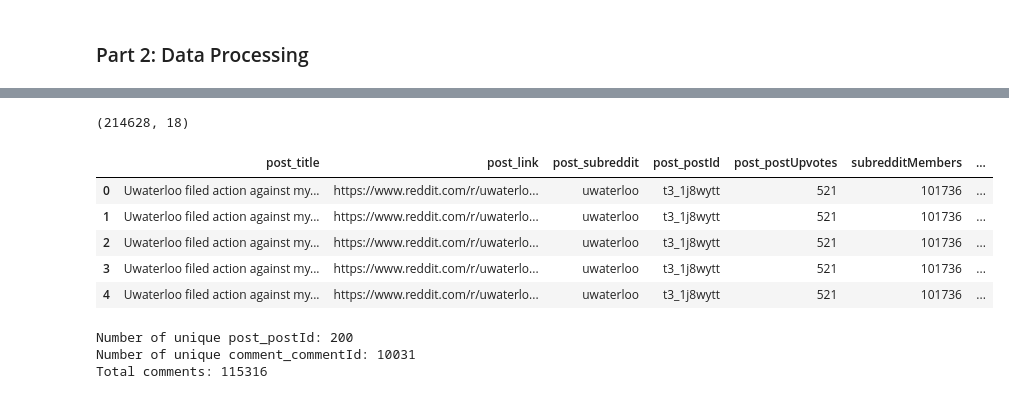
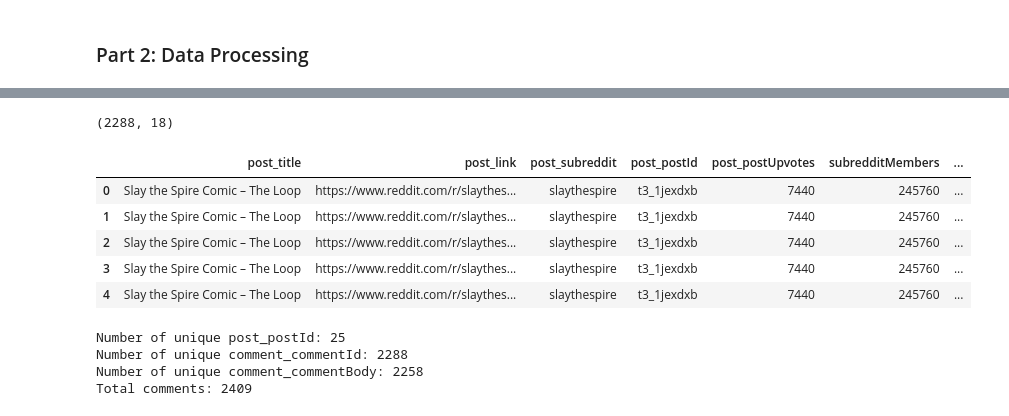
Before and after one commit to johnroo2/autogen-demo, a Jupyter notebook: src/actual-demos/subreddit_sentiment_analysis.ipynb, the cells around one changed output, grey strips where cells are left out. Cells and saved outputs as stored; diff of their text form; code cells hidden in the pictures.

```diff
--- a/src/actual-demos/subreddit_sentiment_analysis.ipynb
+++ b/src/actual-demos/subreddit_sentiment_analysis.ipynb
@@ -281,16 +281,17 @@ async def scrape_and_populate_subreddit(subreddit_id: str, sort: Union[Literal["
 
     return res
 # %%
-# currentDate = strftime("%Y-%m-%d")
-currentDate = "2025-04-04"
+from time import strftime
+
+currentDate = strftime("%Y-%m-%d")
 
 class SubredditQueryClient():
     def __init__(self, target: str, sort: str = "top"):
         self.id: str = target
         self.target: str = target
         self.sort: str = sort
-        self.data_path: str = f"./data/{self.target}_data_{currentDate}.json"
-        self.public_data_path: str = f"./data/{self.target}_public_data_{currentDate}.json"
+        self.data_path: str = f"./json-data/{self.target}_data_{currentDate}.json"
+        self.public_data_path: str = f"./json-data/{self.target}_public_data_{currentDate}.json"
 
     async def scrape_sub(self) -> PublicSubredditData:
         res = await scrape_subreddit(self.target, self.sort)
@@ -317,21 +318,21 @@ class SubredditQueryClient():
         return data, public_data
 
 queries = [
-    SubredditQueryClient(target="uwaterloo"),
+    # SubredditQueryClient(target="uwaterloo"),
     SubredditQueryClient(target="slaythespire"),
-    SubredditQueryClient(target="wallstreetbets"),
-    SubredditQueryClient(target="Kanye"),
-    SubredditQueryClient(target="balatro"),
-    SubredditQueryClient(target="dankmemes"),
-    SubredditQueryClient(target="Conservative"),
-    SubredditQueryClient(target="PedroPeepos")
+    # SubredditQueryClient(target="wallstreetbets"),
+    # SubredditQueryClient(target="Kanye"),
+    # SubredditQueryClient(target="balatro"),
+    # SubredditQueryClient(target="dankmemes"),
+    # SubredditQueryClient(target="Conservative"),
+    # SubredditQueryClient(target="PedroPeepos")
 ]
 
 data = []
 # %%
 #we have to do this in batches unfortunately
 
-selected_indices = []
+selected_indices = [0]
 
 for selected_index in selected_indices:
     res = await queries[selected_index].scrape_and_populate()
@@ -446,15 +462,14 @@ for query in queries:
     for post in data.posts:
         post_data = {f'post_{key}': value for key, value in post.public.model_dump().items() if key in ['postId', 'title', 'link', 'postUpvotes', 'subreddit']}
         post_data['subredditMembers'] = public_data.info.members
-
-        queue, next = post.comments, []
+        queue = post.comments
         depth = 0
 
         while queue:
+            next_queue = []
             depth += 1
-            queue.extend(post.comments)
 
-            for i, comment in enumerate(queue):
+            for comment in queue:
                 comment_data = {**post_data, **{f'comment_{key}': value for key, value in comment.model_dump().items() if key != 'replies'}}
                 comment_data['depth'] = depth
 
@@ -462,20 +477,16 @@ for query in queries:
                     comments.append(comment_data)
 
                 if comment.replies and isinstance(comment.replies, list):
-                    next.extend(comment.replies)
+                    next_queue.extend(comment.replies)
 
-            queue = next
-            next = []
-
-            if depth > 5:
-                break
+            queue = next_queue
 
     comments_df = pd.DataFrame(comments)
     populated_df = pd.concat([populated_df, comments_df])
 
     log.success(f"Finished processing {query.target}, added {len(comments_df)} rows")
 
-populated_df.to_csv('large_populated_subreddit_data.csv', index=False)
+populated_df.to_csv('sts_data.csv', index=False)
 populated_df.fillna('', inplace=True)
 
 print(populated_df.shape)
@@ -501,10 +498,10 @@ populated_df.head()
-(214628, 18)
+(2288, 18)
 |  | post_title | post_link | post_subreddit | post_postId | post_postUpvotes | subredditMembers | ... |
-| 0 | Uwaterloo filed action against my... | https://www.reddit.com/r/uwaterlo... | uwaterloo | t3_1j8wytt | 521 | 101736 | ... |
-| 1 | Uwaterloo filed action against my... | https://www.reddit.com/r/uwaterlo... | uwaterloo | t3_1j8wytt | 521 | 101736 | ... |
-| 2 | Uwaterloo filed action against my... | https://www.reddit.com/r/uwaterlo... | uwaterloo | t3_1j8wytt | 521 | 101736 | ... |
-| 3 | Uwaterloo filed action against my... | https://www.reddit.com/r/uwaterlo... | uwaterloo | t3_1j8wytt | 521 | 101736 | ... |
-| 4 | Uwaterloo filed action against my... | https://www.reddit.com/r/uwaterlo... | uwaterloo | t3_1j8wytt | 521 | 101736 | ... |
+| 0 | Slay the Spire Comic – The Loop | https://www.reddit.com/r/slaythes... | slaythespire | t3_1jexdxb | 7440 | 245760 | ... |
+| 1 | Slay the Spire Comic – The Loop | https://www.reddit.com/r/slaythes... | slaythespire | t3_1jexdxb | 7440 | 245760 | ... |
+| 2 | Slay the Spire Comic – The Loop | https://www.reddit.com/r/slaythes... | slaythespire | t3_1jexdxb | 7440 | 245760 | ... |
+| 3 | Slay the Spire Comic – The Loop | https://www.reddit.com/r/slaythes... | slaythespire | t3_1jexdxb | 7440 | 245760 | ... |
+| 4 | Slay the Spire Comic – The Loop | https://www.reddit.com/r/slaythes... | slaythespire | t3_1jexdxb | 7440 | 245760 | ... |
 # %%
 unique_post_ids = populated_df['post_postId'].nunique()
 print(f"Number of unique post_postId: {unique_post_ids}")
@@ -512,8 +509,12 @@ print(f"Number of unique post_postId: {unique_post_ids}")
 unique_comment_ids = populated_df['comment_commentId'].nunique()
 print(f"Number of unique comment_commentId: {unique_comment_ids}")
 
+unique_comment_texts = populated_df['comment_commentBody'].nunique()
+print(f"Number of unique comment_commentBody: {unique_comment_texts}")
+
 print(f"Total comments: {np.sum(df['commentCount'])}")
 # %% [output]
-Number of unique post_postId: 200
-Number of unique comment_commentId: 10031
-Total comments: 115316
+Number of unique post_postId: 25
+Number of unique comment_commentId: 2288
+Number of unique comment_commentBody: 2258
+Total comments: 2409
```
Also changed, not shown: parts of 4 cells of this notebook, 24 other files.
